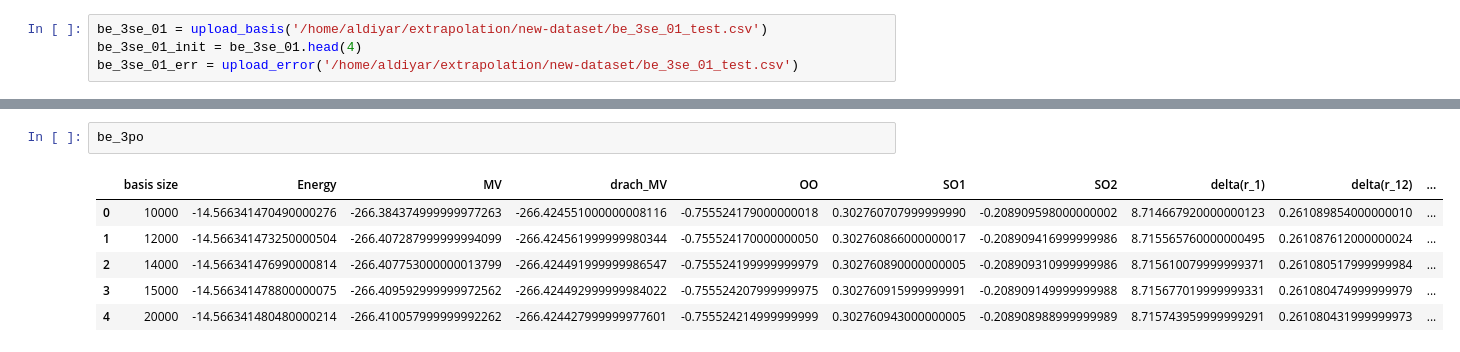
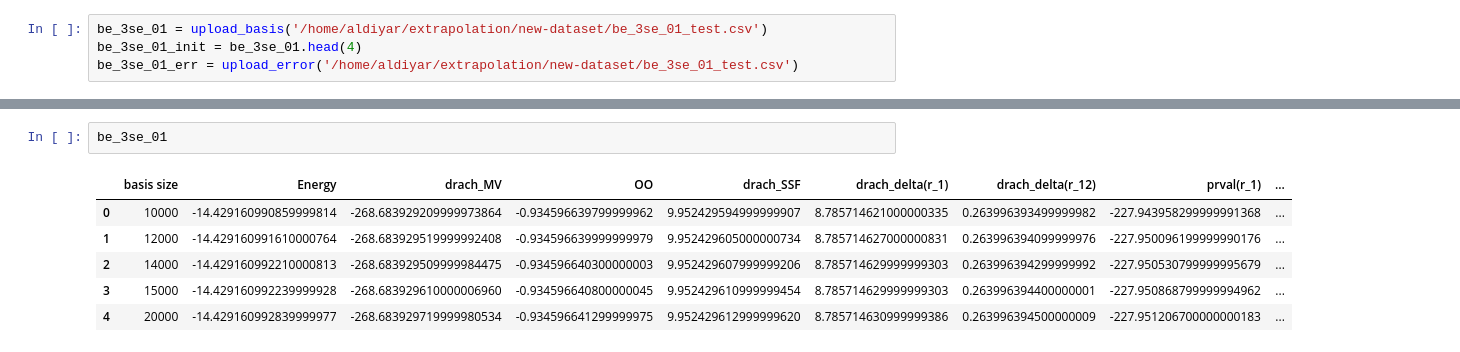
Before and after one commit to trulyaldi/extrapolation, a Jupyter notebook: src/extrap_varpro.ipynb, the cells around one changed output, grey strips where cells are left out. Cells and saved outputs as stored; diff of their text form.

```diff
--- a/src/extrap_varpro.ipynb
+++ b/src/extrap_varpro.ipynb
@@ -374,9 +375,9 @@ power_law            | -266.424341582  | 1.27e-04             | 8.64e-05
 # %%
-be_3po
+be_3se_01
 # %% [output]
-|  | basis size | Energy | MV | drach_MV | OO | SO1 | SO2 | delta(r_1) | delta(r_12) | ... |
-| 0 | 10000 | -14.566341470490000276 | -266.384374999999977263 | -266.424551000000008116 | -0.755524179000000018 | 0.302760707999999990 | -0.208909598000000002 | 8.714667920000000123 | 0.261089854000000010 | ... |
-| 1 | 12000 | -14.566341473250000504 | -266.407287999999994099 | -266.424561999999980344 | -0.755524170000000050 | 0.302760866000000017 | -0.208909416999999986 | 8.715565760000000495 | 0.261087612000000024 | ... |
-| 2 | 14000 | -14.566341476990000814 | -266.407753000000013799 | -266.424491999999986547 | -0.755524199999999979 | 0.302760890000000005 | -0.208909310999999986 | 8.715610079999999371 | 0.261080517999999984 | ... |
-| 3 | 15000 | -14.566341478800000075 | -266.409592999999972562 | -266.424492999999984022 | -0.755524207999999975 | 0.302760915999999991 | -0.208909149999999988 | 8.715677019999999331 | 0.261080474999999979 | ... |
-| 4 | 20000 | -14.566341480480000214 | -266.410057999999992262 | -266.424427999999977601 | -0.755524214999999999 | 0.302760943000000005 | -0.208908988999999989 | 8.715743959999999291 | 0.261080431999999973 | ... |
+|  | basis size | Energy | drach_MV | OO | drach_SSF | drach_delta(r_1) | drach_delta(r_12) | prval(r_1) | ... |
+| 0 | 10000 | -14.429160990859999814 | -268.683929209999973864 | -0.934596639799999962 | 9.952429594999999907 | 8.785714621000000335 | 0.263996393499999982 | -227.943958299999991368 | ... |
+| 1 | 12000 | -14.429160991610000764 | -268.683929519999992408 | -0.934596639999999979 | 9.952429605000000734 | 8.785714627000000831 | 0.263996394099999976 | -227.950096199999990176 | ... |
+| 2 | 14000 | -14.429160992210000813 | -268.683929509999984475 | -0.934596640300000003 | 9.952429607999999206 | 8.785714629999999303 | 0.263996394299999992 | -227.950530799999995679 | ... |
+| 3 | 15000 | -14.429160992239999928 | -268.683929610000006960 | -0.934596640800000045 | 9.952429610999999454 | 8.785714629999999303 | 0.263996394400000001 | -227.950868799999994962 | ... |
+| 4 | 20000 | -14.429160992839999977 | -268.683929719999980534 | -0.934596641299999975 | 9.952429612999999620 | 8.785714630999999386 | 0.263996394500000009 | -227.951206700000000183 | ... |
```
Also changed, not shown: parts of 4 cells of this notebook, 6 other files.
